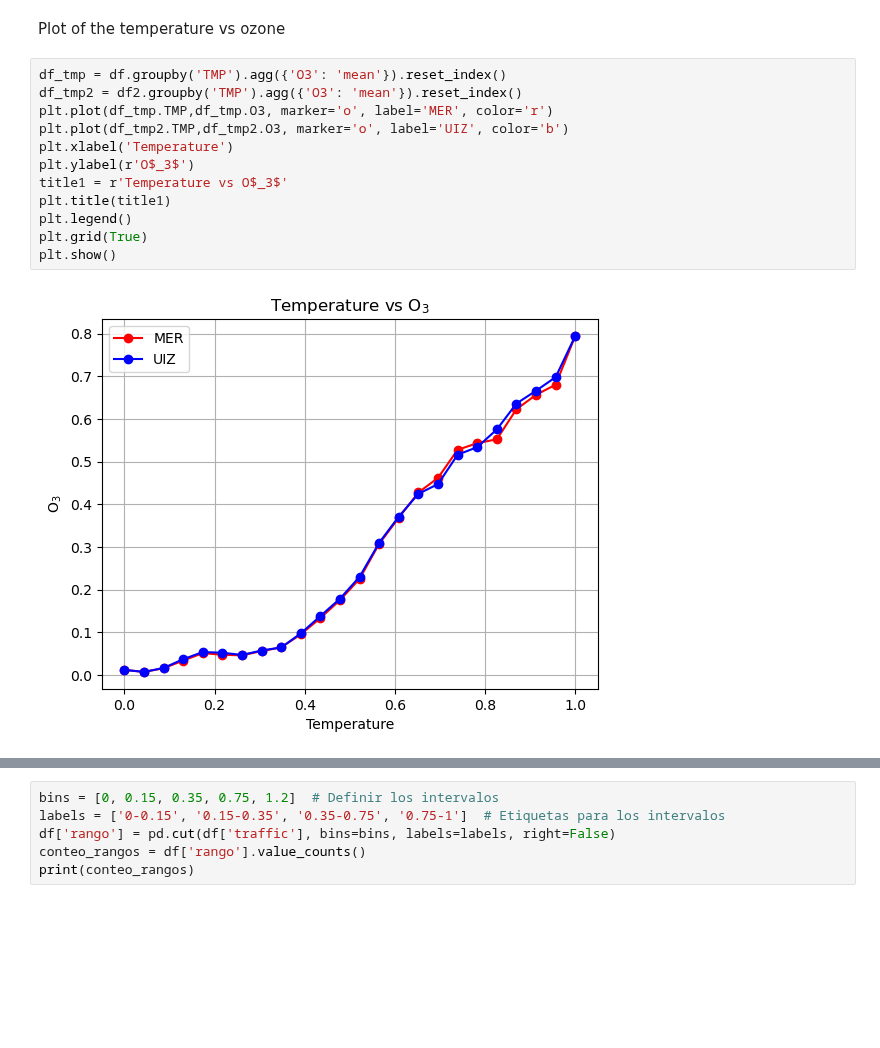
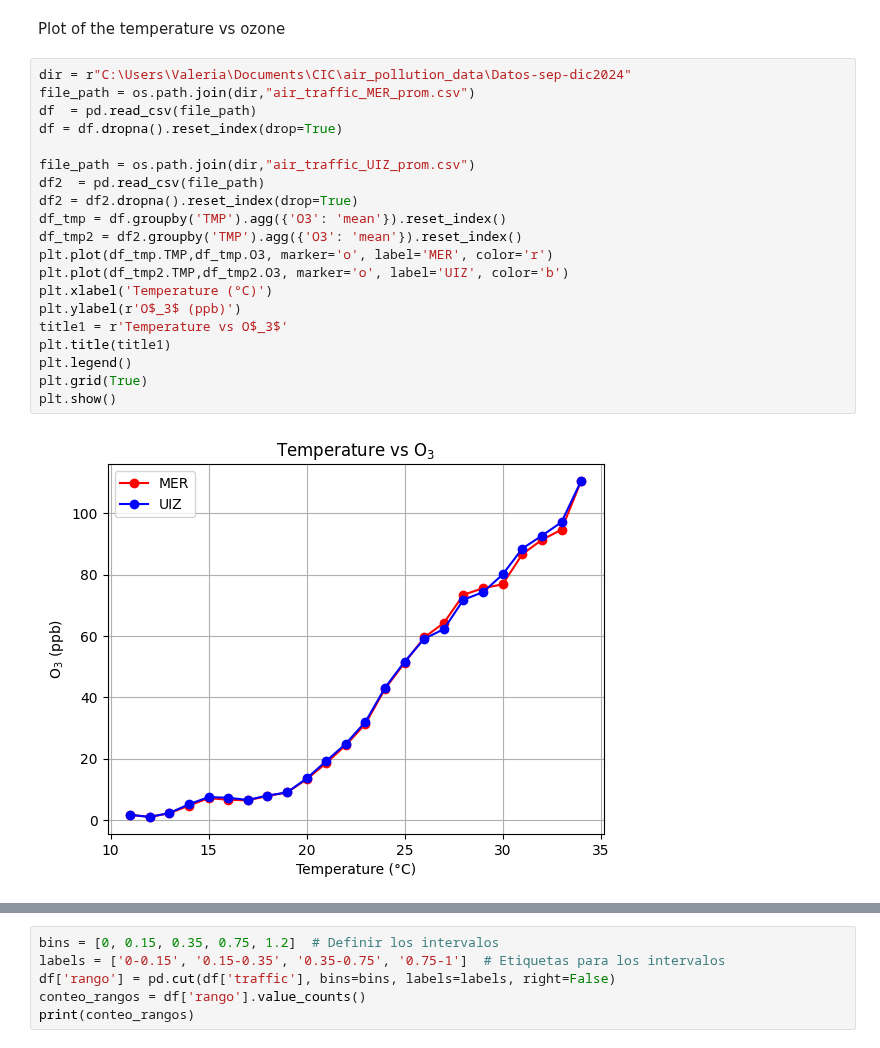
Before and after one commit to vlegaria/air_pollution, a Jupyter notebook: graficas/correlation.ipynb, the cells around one changed output, grey strips where cells are left out. Cells and saved outputs as stored; diff of their text form; blank space fills up the shorter version.

```diff
--- a/graficas/correlation.ipynb
+++ b/graficas/correlation.ipynb
@@ -268,16 +340,24 @@ Text(0.5, 1.0, 'Correlation Matrix UIZ station')
 # %% [markdown]
 Plot of the temperature vs ozone
 # %%
+dir = r"C:\Users\Valeria\Documents\CIC\air_pollution_data\Datos-sep-dic2024"
+file_path = os.path.join(dir,"air_traffic_MER_prom.csv")
+df  = pd.read_csv(file_path)
+df = df.dropna().reset_index(drop=True)
+
+file_path = os.path.join(dir,"air_traffic_UIZ_prom.csv")
+df2  = pd.read_csv(file_path)
+df2 = df2.dropna().reset_index(drop=True)
 df_tmp = df.groupby('TMP').agg({'O3': 'mean'}).reset_index()
 df_tmp2 = df2.groupby('TMP').agg({'O3': 'mean'}).reset_index()
 plt.plot(df_tmp.TMP,df_tmp.O3, marker='o', label='MER', color='r')
 plt.plot(df_tmp2.TMP,df_tmp2.O3, marker='o', label='UIZ', color='b')
-plt.xlabel('Temperature')
-plt.ylabel(r'O$_3$')
+plt.xlabel('Temperature (°C)')
+plt.ylabel(r'O$_3$ (ppb)')
 title1 = r'Temperature vs O$_3$'
 plt.title(title1)
 plt.legend()
 plt.grid(True)
 plt.show()
 # %% [output]
-[figure, old version]
+[figure, new version]
```
Also changed, not shown: parts of 19 cells of this notebook, 2 other files.
